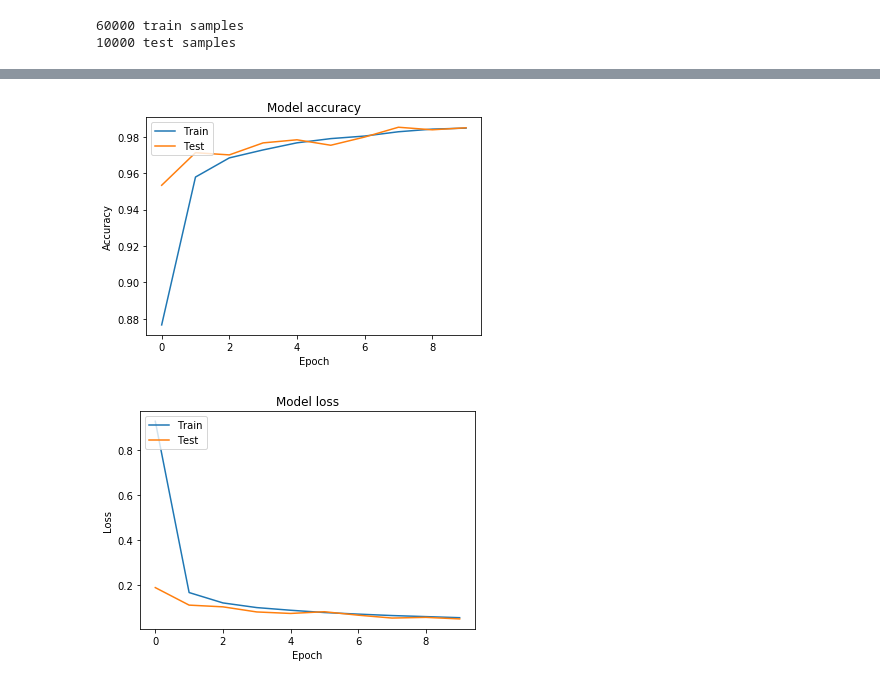
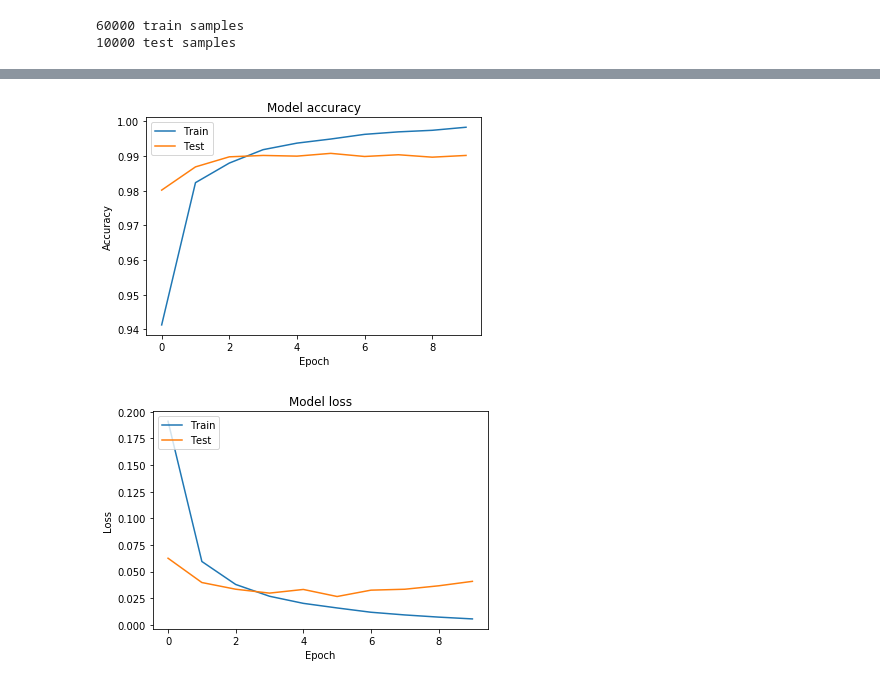
Before and after one commit to senyuan-juncheng/TensorProjectionLayer, a Jupyter notebook: TensorProjectionLayer.ipynb, the cells around one changed output, grey strips where cells are left out. Cells and saved outputs as stored; diff of their text form; code cells hidden in the pictures.

```diff
--- a/TensorProjectionLayer.ipynb
+++ b/TensorProjectionLayer.ipynb
@@ -160,7 +160,8 @@ class TensorProjectionLayer(tf.keras.layers.Layer):
             if self.q3 < self.p3:
                 X_ = self.kmode_product(X_, U3, 3);
             #X_ = tf.reshape(X_, [n,self.p1, self.p2, self.p3]);
-            self.add_loss(self.rate *tf.math.reduce_sum(tf.math.squared_difference(X , X_)), True);
+            #self.add_loss(self.rate *tf.math.reduce_mean(tf.math.squared_difference(X , X_)), True);
+            self.add_loss(self.rate *tf.math.reduce_mean(tf.math.abs(tf.math.subtract(X , X_))), True);
 
         return Z;
 # %%
@@ -239,0 +282,16 @@ with open('history.json', 'w') as f:
+# %%
+#### No regularization
+Amodel = tf.keras.Sequential();
+Amodel.add(tf.keras.layers.Conv2D(16, kernel_size=(3,3),strides=1, padding='same',activation='relu', input_shape=input_shape));
+Amodel.add(tf.keras.layers.AveragePooling2D((2,2)));
+Amodel.add(tf.keras.layers.Conv2D(32, kernel_size=(3,3),strides=1, padding='same',activation='relu'));
+Amodel.add(TensorProjectionLayer(9, 9,16, regularization=False));
+Amodel.add(tf.keras.layers.Flatten())
+Amodel.add(tf.keras.layers.Dense(160, activation='relu'))
+Amodel.add(tf.keras.layers.Dense(num_classes, activation='softmax'))
+Amodel.compile(loss=tf.keras.losses.categorical_crossentropy, optimizer=tf.keras.optimizers.RMSprop(), metrics=['accuracy'])
+
+Ahistory = Amodel.fit(x_train, y_train, batch_size=batch_size, epochs=epochs, verbose=1, validation_data=(x_test, y_test));
+Ascore = Amodel.evaluate(x_test, y_test, verbose=0);
+print('Test loss:', Ascore[0]);
+print('Test accuracy:', Ascore[1]);
@@ -240,23 +316,23 @@ with open('history.json', 'w') as f:
 # %%
 # Plot training & validation accuracy values
-plt.plot(history.history['accuracy'])
-plt.plot(history.history['val_accuracy'])
+plt.plot(Ahistory.history['accuracy'])
+plt.plot(Ahistory.history['val_accuracy'])
 plt.title('Model accuracy')
 plt.ylabel('Accuracy')
 plt.xlabel('Epoch')
 plt.legend(['Train', 'Test'], loc='upper left')
 plt.savefig('accuracy.png');
 plt.show()
 
 # Plot training & validation loss values
-plt.plot(history.history['loss'])
-plt.plot(history.history['val_loss'])
+plt.plot(Ahistory.history['loss'])
+plt.plot(Ahistory.history['val_loss'])
 plt.title('Model loss')
 plt.ylabel('Loss')
 plt.xlabel('Epoch')
 plt.legend(['Train', 'Test'], loc='upper left')
 plt.savefig('loss.png');
 plt.show()
 # %% [output]
-[figure, old version]
+[figure, new version]
-[figure, old version]
+[figure, new version]
```
Also changed, not shown: parts of 7 cells of this notebook.
